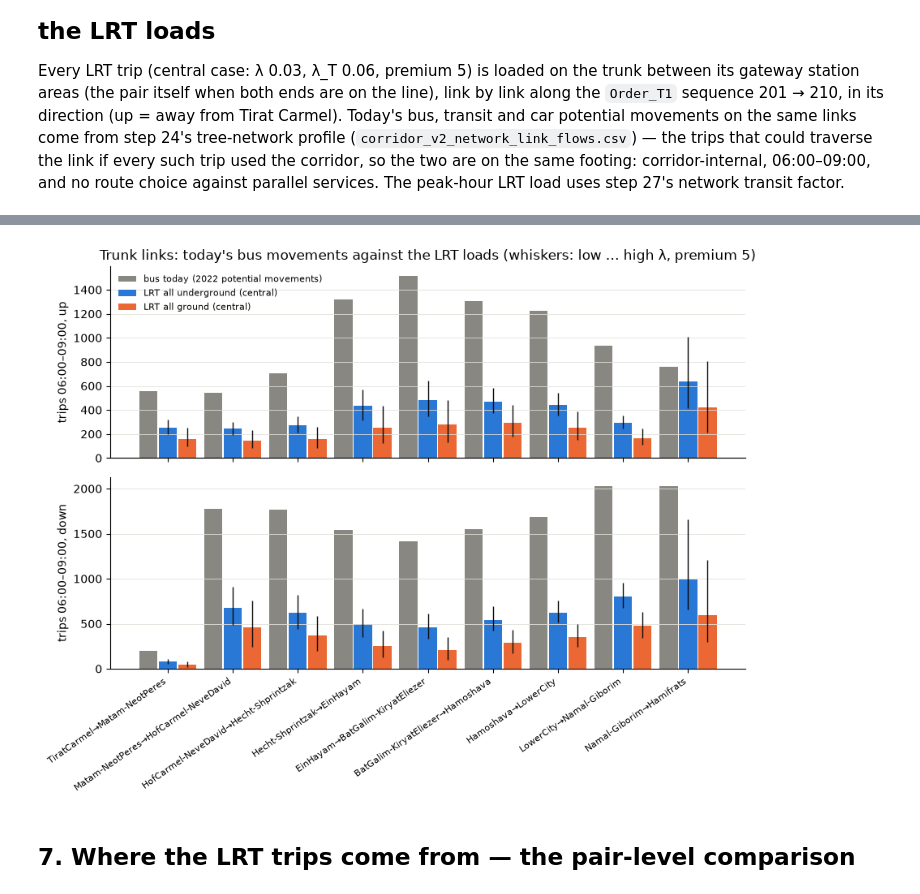
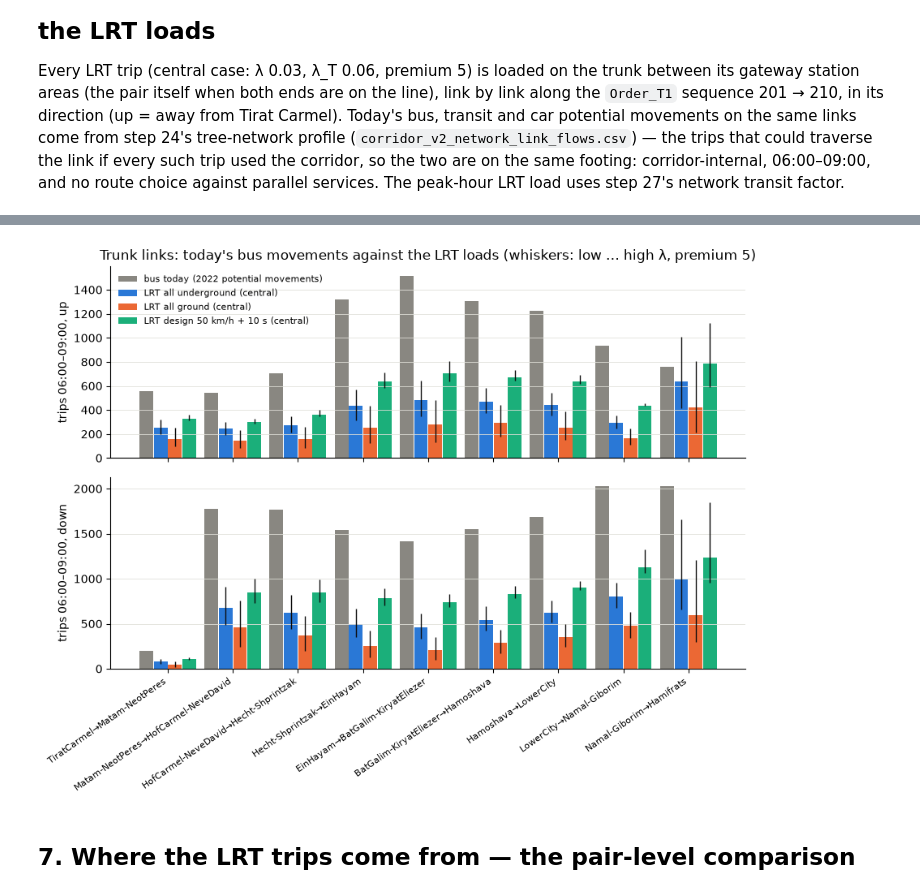
Before and after one commit to oh-da/Nofit_LRT_Extension, a Jupyter notebook: notebooks/current/Mode_skims_and_flow_comparison.ipynb, the cells around one changed output, grey strips where cells are left out. Saved outputs shown, nothing was run; the diff lists cells and outputs as text; code cells hidden in the pictures.

```diff
--- a/notebooks/current/Mode_skims_and_flow_comparison.ipynb
+++ b/notebooks/current/Mode_skims_and_flow_comparison.ipynb
@@ -27,8 +27,9 @@ OUT = 'Output/skims'; os.makedirs(OUT, exist_ok=True); os.makedirs('Output/figur
 W_WALK, W_WAIT, TRANSFER_PEN = 2.0, 2.0, 8.0
 HEADWAY_LRT = 5.0                                    # min, 12 departures an hour (assumption of 22 Sep 2026)
 WALK_SPEED, DETOUR = 80.0, 1.3
-MODES = ['car', 'bus', 'brt', 'lrt_all_underground', 'lrt_all_ground']
-LABEL = {'car': 'Car', 'bus': 'Bus', 'brt': 'Metronit (BRT)', 'lrt_all_underground': 'LRT all underground', 'lrt_all_ground': 'LRT all ground'}
+LRT_SCEN = ['lrt_all_underground', 'lrt_all_ground', 'lrt_design_50kmh']
+MODES = ['car', 'bus', 'brt'] + LRT_SCEN
+LABEL = {'car': 'Car', 'bus': 'Bus', 'brt': 'Metronit (BRT)', 'lrt_all_underground': 'LRT all underground', 'lrt_all_ground': 'LRT all ground', 'lrt_design_50kmh': 'LRT design 50 km/h'}
 xl = pd.ExcelFile('Input/Corridor_TAZ_Agg_V2.xlsx'); areas = xl.parse('AreaCodes').set_index('AggCode'); key = xl.parse('TazAgg')
 AREAS = list(areas.index); names = areas['AggAreaName']; A = len(AREAS)
 TRUNK_ORDER = areas['Order_T1'][areas['Order_T1'].between(1, 12)].sort_values(); TRUNK = list(TRUNK_ORDER.index)   # 201 … 212
@@ -108,7 +109,7 @@ def feeder(x, g, side):
     if pd.notna(brt_ivt.loc[o_, d_]):
         opts.append((brt_ivt.loc[o_, d_] + W_WAIT * brt_wait.loc[o_, d_] + W_WALK * wk + BRT_LRT_TRANSFER_PEN, brt_ivt.loc[o_, d_], brt_wait.loc[o_, d_], wk, 0.0, 'brt', False))
     return min(opts, key=lambda t: t[0]) if opts else None
-for sc in ('lrt_all_underground', 'lrt_all_ground'):
+for sc in LRT_SCEN:
     lrt_ivt = C[(sc, 'ivt')]
     ivt, walk, wait, tr, gc, status = mat(), mat(), mat(), mat(), mat(), smat('missing')
     gw_o, gw_d, legs = smat(''), smat(''), smat('')
@@ -145,7 +146,7 @@ chk26 = pd.read_csv('Output/gc/gc_area_v2_lrt_all_underground.csv', index_col=0)
 dd = (SK['lrt_all_underground']['gc'] - chk26).loc[ON_LINE, ON_LINE].abs().values; dd = dd[~np.eye(len(ON_LINE), dtype=bool)]
 assert np.nanmax(dd) < 0.05, 'LRT direct skim differs from step 26'
 # the LRT in-vehicle part alone (without the feeder bus), for the profile table
-for sc in ('lrt_all_underground', 'lrt_all_ground'):
+for sc in LRT_SCEN:
     SK[sc]['ivt_lrt_only'] = pd.DataFrame([[C[(sc, 'ivt')].loc[SK[sc]['gateway_o'].loc[o, d], SK[sc]['gateway_d'].loc[o, d]] if SK[sc]['gateway_o'].loc[o, d] != '' else np.nan for d in AREAS] for o in AREAS], index=AREAS, columns=AREAS)
 # %% [output]
 bus access walk per area 0.7–10.6 min; LRT station areas [201, 202, 203, 204, 205, 206, 207, 208, 209, 210]
@@ -282,7 +286,7 @@ n_pair = T_car + T_tr
 S_raw = np.where(n_pair > 0, T_tr / np.where(n_pair > 0, n_pair, 1), np.nan)
 S_piv = np.where(n_pair > 0, (n_pair * np.nan_to_num(S_raw) + K_EB * p0) / (n_pair + K_EB), np.nan)
 RES = {}; scen_rows = []
-for sc in ('lrt_all_underground', 'lrt_all_ground'):
+for sc in LRT_SCEN:
     for lab, (lam, lt, prem) in LAM_CASES.items():
         dL = (SK[sc]['gc'] - prem - SK['bus']['gc']).values
         avail = np.isfinite(dL) & OFF & (n_pair > 0)
@@ -300,7 +304,7 @@ for sc in ('lrt_all_underground', 'lrt_all_ground'):
 scen = pd.DataFrame(scen_rows); scen.to_csv(f'{OUT}/lrt_capture_scenarios.csv', index=False)
 print(f"2022 AM off-diagonal trips in the 25 areas: car {T_car.sum():,.0f}, transit {T_tr.sum():,.0f} (share {T_tr.sum() / n_pair.sum():.3f}), taxi {(flows['taxi'].values * OFF).sum():,.0f} (unchanged)")
 print(scen.to_string(index=False))
-for sc in ('lrt_all_underground', 'lrt_all_ground'):
+for sc in LRT_SCEN:
     r = RES[(sc, CENTRAL)]
     pd.DataFrame(r['T_lrt'], index=AREAS, columns=AREAS).to_csv(f'{OUT}/lrt_trips_2022_{sc}_central.csv', float_format='%.1f')
     pd.DataFrame(r['P_LRT|T'], index=AREAS, columns=AREAS).to_csv(f'{OUT}/lrt_share_of_transit_{sc}_central.csv', float_format='%.3f')
@@ -349,17 +358,17 @@ for _, r in trunk_links.iterrows():
         prof_rows.append({'link': r['link'], 'from_area': r['from_area'], 'to_area': r['to_area'], 'direction': d, 'bus_2022_3h': base.get('bus', np.nan), 'transit_2022_3h': base.get('transit', np.nan), 'car_2022_3h': base.get('car', np.nan),
                           'bus_2022_peak_hour': basep.get('bus', np.nan), 'car_2022_peak_hour': basep.get('car', np.nan)})
 prof = pd.DataFrame(prof_rows)
-for sc, tag in (('lrt_all_underground', 'lrt_ug'), ('lrt_all_ground', 'lrt_ground')):
+for sc, tag in (('lrt_all_underground', 'lrt_ug'), ('lrt_all_ground', 'lrt_ground'), ('lrt_design_50kmh', 'lrt_d50')):
     for lab, short in ((CENTRAL, ''), ('low λ (0.02 / 0.03, premium 5)', '_low'), ('high λ (0.05 / 0.10, premium 5)', '_high'), ('no premium (λ central, premium 0)', '_prem0'), ('premium 10 (λ central)', '_prem10')):
         L = load_links(RES[(sc, lab)]['T_lrt'], SK[sc]['gateway_o'], SK[sc]['gateway_d'])
         prof[f'{tag}{short}_3h'] = [L[(l, d)] for l, d in zip(prof['link'], prof['direction'])]
         if short == '': prof[f'{tag}_peak_hour'] = prof[f'{tag}_3h'] * prof['direction'].map(PHF_T)
 prof['lrt_ug_share_of_bus_2022'] = prof['lrt_ug_3h'] / prof['bus_2022_3h']
 prof = prof.round(1); prof.to_csv(f'{OUT}/trunk_link_flows_bus_vs_lrt.csv', index=False)
-print(prof[['link', 'from_area', 'to_area', 'direction', 'bus_2022_3h', 'car_2022_3h', 'lrt_ug_3h', 'lrt_ground_3h', 'lrt_ug_low_3h', 'lrt_ug_high_3h', 'lrt_ug_prem0_3h', 'lrt_ug_prem10_3h', 'lrt_ug_peak_hour', 'lrt_ground_peak_hour']].to_string(index=False))
+print(prof[['link', 'from_area', 'to_area', 'direction', 'bus_2022_3h', 'car_2022_3h', 'lrt_ug_3h', 'lrt_ground_3h', 'lrt_d50_3h', 'lrt_ug_low_3h', 'lrt_ug_high_3h', 'lrt_ug_prem0_3h', 'lrt_ug_prem10_3h', 'lrt_ug_peak_hour', 'lrt_ground_peak_hour']].to_string(index=False))
 # boardings by area (origin gateway) for the central case, both scenarios
 bo = []
-for sc in ('lrt_all_underground', 'lrt_all_ground'):
+for sc in LRT_SCEN:
     T = RES[(sc, CENTRAL)]['T_lrt']; g_o = SK[sc]['gateway_o']
     s = pd.Series(0.0, index=ON_LINE)
     for i, o in enumerate(AREAS):
@@ -371,10 +380,11 @@ board = pd.concat(bo, axis=1); board.insert(0, 'area', names.reindex(ON_LINE).va
 fig, axes = plt.subplots(2, 1, figsize=(9, 7), sharex=True)
 for ax, d in zip(axes, ('up', 'down')):
     p = prof[prof['direction'] == d]; xs = np.arange(len(p))
-    ax.bar(xs - 0.3, p['bus_2022_3h'], 0.28, color=MUTED, label='bus today (2022 potential movements)')
-    ax.bar(xs, p['lrt_ug_3h'], 0.28, color=BLUE, label='LRT all underground (central)')
-    ax.bar(xs + 0.3, p['lrt_ground_3h'], 0.28, color=ORANGE, label='LRT all ground (central)')
-    ax.vlines(xs, p['lrt_ug_low_3h'], p['lrt_ug_high_3h'], color=INK, lw=1); ax.vlines(xs + 0.3, p['lrt_ground_low_3h'], p['lrt_ground_high_3h'], color=INK, lw=1)
+    ax.bar(xs - 0.33, p['bus_2022_3h'], 0.21, color=MUTED, label='bus today (2022 potential movements)')
+    ax.bar(xs - 0.11, p['lrt_ug_3h'], 0.21, color=BLUE, label='LRT all underground (central)')
+    ax.bar(xs + 0.11, p['lrt_ground_3h'], 0.21, color=ORANGE, label='LRT all ground (central)')
+    ax.bar(xs + 0.33, p['lrt_d50_3h'], 0.21, color=AQUA, label='LRT design 50 km/h + 10 s (central)')
+    ax.vlines(xs - 0.11, p['lrt_ug_low_3h'], p['lrt_ug_high_3h'], color=INK, lw=1); ax.vlines(xs + 0.11, p['lrt_ground_low_3h'], p['lrt_ground_high_3h'], color=INK, lw=1); ax.vlines(xs + 0.33, p['lrt_d50_low_3h'], p['lrt_d50_high_3h'], color=INK, lw=1)
     ax.set_ylabel(f'trips 06:00–09:00, {d}'); ax.grid(axis='y', color=GRID, lw=0.6)
     for s in ('top', 'right'): ax.spines[s].set_visible(False)
 axes[1].set_xticks(np.arange(len(p))); axes[1].set_xticklabels([f"{a}→{b}" for a, b in zip(p['from_area'], p['to_area'])], rotation=35, ha='right', fontsize=8)
@@ -403,4 +413,4 @@ plt.tight_layout(); plt.savefig('Output/figures/skims_trunk_link_flows_bus_vs_lr
-[figure, old version]
+[figure, new version]
 # %% [markdown]
 ## 7. Where the LRT trips come from — the pair-level comparison
 # %%
```
Also changed, not shown: parts of 7 cells of this notebook, 42 other files.
